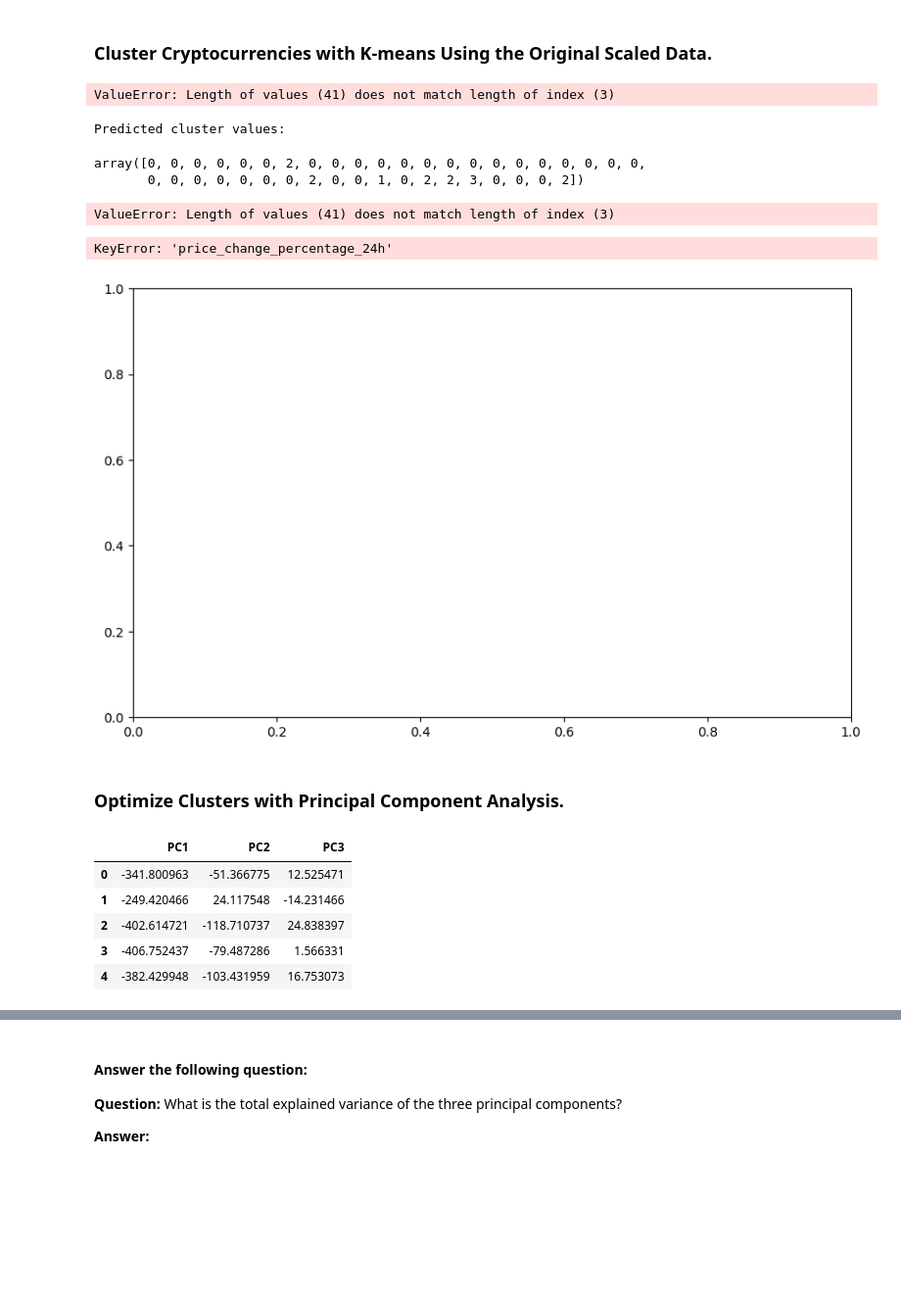
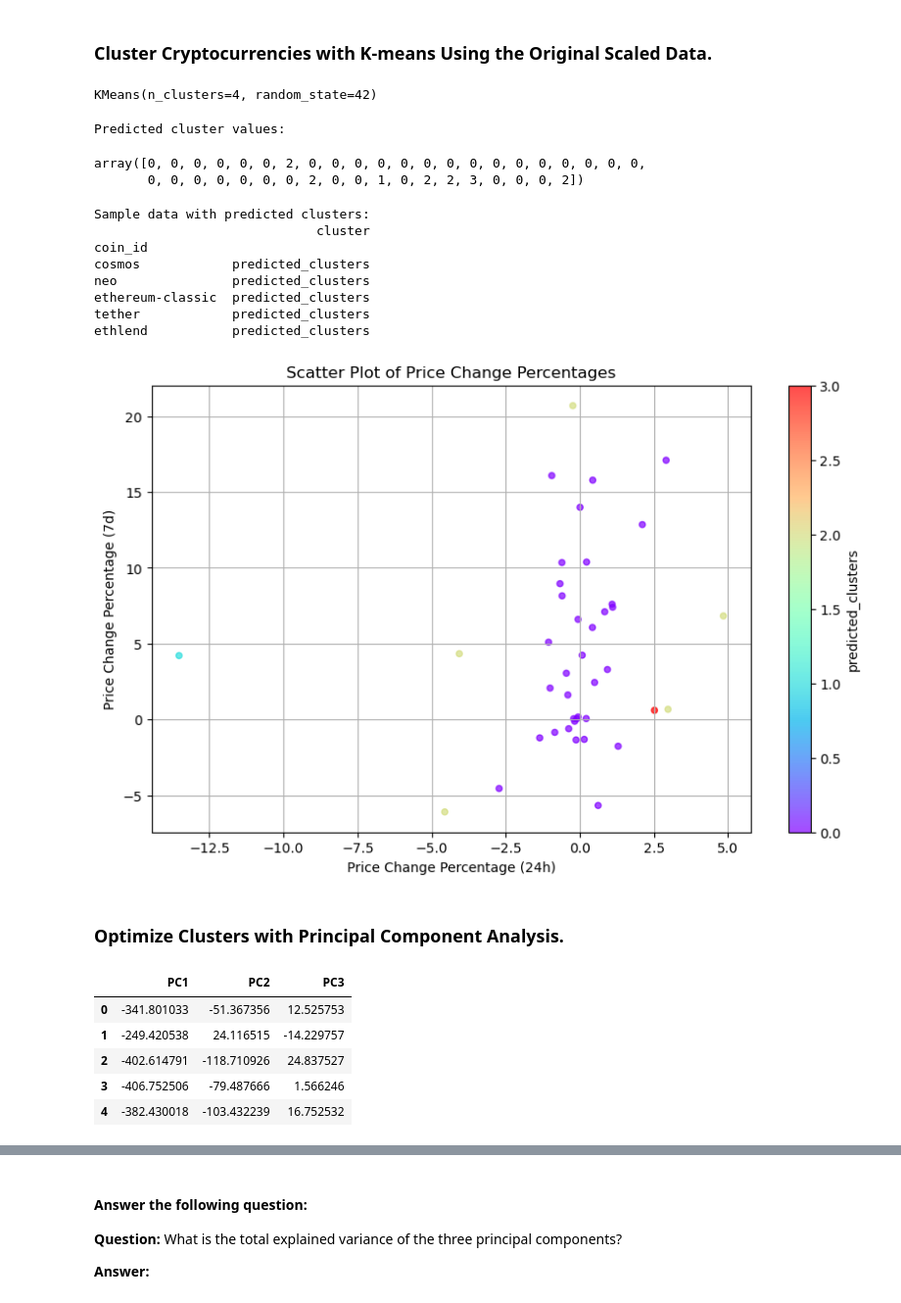
Before and after one commit to Doobles1989/CryptoClustering, a Jupyter notebook: Crypto_Clustering.ipynb, the cells around one changed output, grey strips where cells are left out. Shown at 98% size. Cells and saved outputs as stored; diff of their text form; code cells hidden in the pictures; blank space fills up the shorter version.

```diff
--- a/Crypto_Clustering.ipynb
+++ b/Crypto_Clustering.ipynb
@@ -74,7 +79,7 @@ scaled_df.set_index('coin_id', inplace=True)
 # Use a range from 1 to 11
 # Create an empty list to store the inertia values
 inertia_values = []
-k_values = list(range(1, 11))
+k_values = list(range(1, 12))
 # Create a for loop to compute the inertia with each possible value of k
 # Inside the loop:
 # 1. Create a KMeans model using the loop counter for the n_clusters
@@ -90,14 +95,9 @@ elbow_data = pd.DataFrame({'k': k_values, 'Inertia': inertia_values})
 
 
 # Create a DataFrame with the data to plot the Elbow curve
+elbow_df = pd.DataFrame(elbow_data)
+
+
 # Display the DataFrame
-plt.figure(figsize=(10, 6))
-plt.plot(elbow_data['k'], elbow_data['Inertia'], marker='o')
-plt.xlabel('Number of Clusters (k)')
-plt.ylabel('Inertia')
-plt.title('Elbow Method for Optimal k')
-plt.axvline(x=4, color='r', linestyle='--', label='Optimal k = 4')  # Adjust the line as needed
-plt.legend()
-plt.grid()
-plt.show()
+(elbow_df)
 # %% [output]
@@ -128,22 +139,11 @@ plt.show()
 # Initialize the K-Means model using the best value for k
 best_k = 4
 scaled = KMeans(n_clusters=best_k, random_state=42)
-# %%
-# Ensure df is defined and contains the necessary columns
-if 'df' not in globals():
-    df = pd.DataFrame(index=scaled_df.index)
-
-# Fit the K-Means model using the scaled data
-kmeans_scaled = KMeans(n_clusters=best_k, random_state=42)
-kmeans.fit(scaled_df)
-
-# Ensure df has the same number of rows as scaled_df
-if len(df) != len(scaled_df):
-    df = df.iloc[:len(scaled_df)]
-
-df['cluster'] = kmeans_scaled.fit_predict(scaled_df)
-# %% [output]
-ValueError: Length of values (41) does not match length of index (3)
+# %%
+# Fit the K-Means model using the scaled data
+scaled.fit(scaled_df)
+# %% [output]
+KMeans(n_clusters=4, random_state=42)
 # %%
 # Predict the clusters to group the cryptocurrencies using the scaled data
 df['cluster'] = "predicted_clusters"
@@ -162,36 +162,46 @@ array([0, 0, 0, 0, 0, 0, 2, 0, 0, 0, 0, 0, 0, 0, 0, 0, 0, 0, 0, 0, 0, 0,
 df_copy = df.copy()
 # %%
 # Add a new column to the DataFrame with the predicted clusters
-df['cluster'] = predicted_clusters
+df['cluster'] = "predicted_clusters"
+
 # Display sample data
 print("Sample data with predicted clusters:")
-(df.sample(5))
+print(df.sample(5))
 # %% [output]
-ValueError: Length of values (41) does not match length of index (3)
+Sample data with predicted clusters:
+                             cluster
+coin_id
+cosmos            predicted_clusters
+neo               predicted_clusters
+ethereum-classic  predicted_clusters
+tether            predicted_clusters
+ethlend           predicted_clusters
 # %%
+# Add the predicted clusters to the scaled_df DataFrame
+scaled_df['predicted_clusters'] = cluster
+
 # Create a scatter plot using Pandas plot by setting
 # `x="price_change_percentage_24h"` and `y="price_change_percentage_7d"`.
 # Use "rainbow" for the color to better visualize the data.
-scatter = df.plot.scatter(
+scatter = scaled_df.plot.scatter(
     x="price_change_percentage_24h",
     y="price_change_percentage_7d",
-    c='predicted_cluster',
+    c='predicted_clusters',
     colormap='rainbow',
     alpha=0.7,
     figsize=(10, 6)
 )
 
 # Add titles and labels
 plt.title("Scatter Plot of Price Change Percentages")
 plt.xlabel("Price Change Percentage (24h)")
 plt.ylabel("Price Change Percentage (7d)")
 plt.grid(True)
 
 # Show the plot
 plt.show()
 # %% [output]
-KeyError: 'price_change_percentage_24h'
-[figure, old version]
+[figure, new version]
 # %% [markdown]
 ### Optimize Clusters with Principal Component Analysis.
 # %%
@@ -206,11 +216,11 @@ pca_df = pd.DataFrame(data=pca_array, columns=['PC1', 'PC2', 'PC3'])
 (pca_df.head(5))
 # %% [output]
 |  | PC1 | PC2 | PC3 |
-| 0 | -341.800963 | -51.366775 | 12.525471 |
-| 1 | -249.420466 | 24.117548 | -14.231466 |
-| 2 | -402.614721 | -118.710737 | 24.838397 |
-| 3 | -406.752437 | -79.487286 | 1.566331 |
-| 4 | -382.429948 | -103.431959 | 16.753073 |
+| 0 | -341.801033 | -51.367356 | 12.525753 |
+| 1 | -249.420538 | 24.116515 | -14.229757 |
+| 2 | -402.614791 | -118.710926 | 24.837527 |
+| 3 | -406.752506 | -79.487666 | 1.566246 |
+| 4 | -382.430018 | -103.432239 | 16.752532 |
 # %%
 # Retrieve the explained variance to determine how much information  can be attributed to each principal component.
 explained_variance = pca_model.explained_variance_ratio_
```
Also changed, not shown: parts of 13 cells of this notebook.
